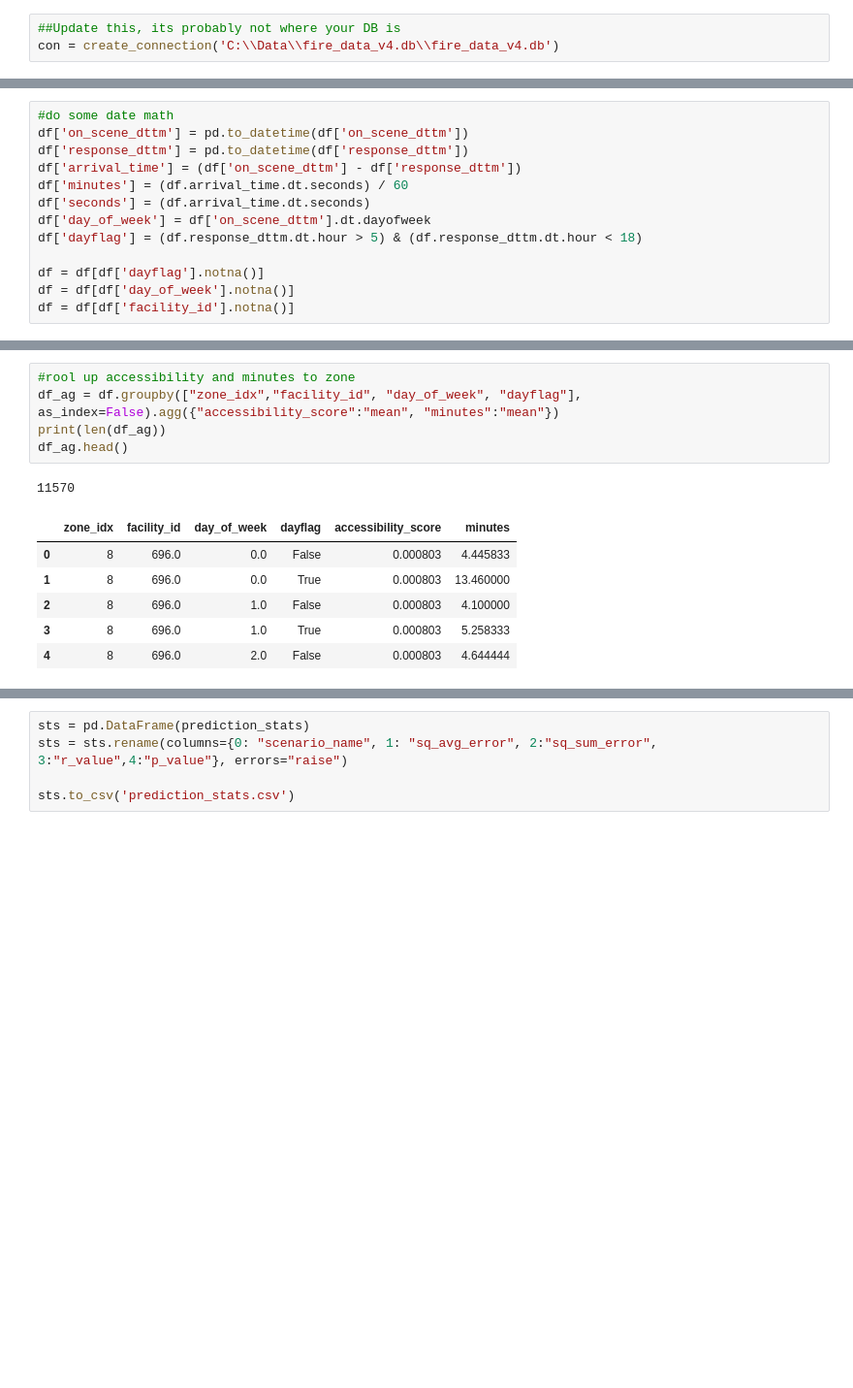
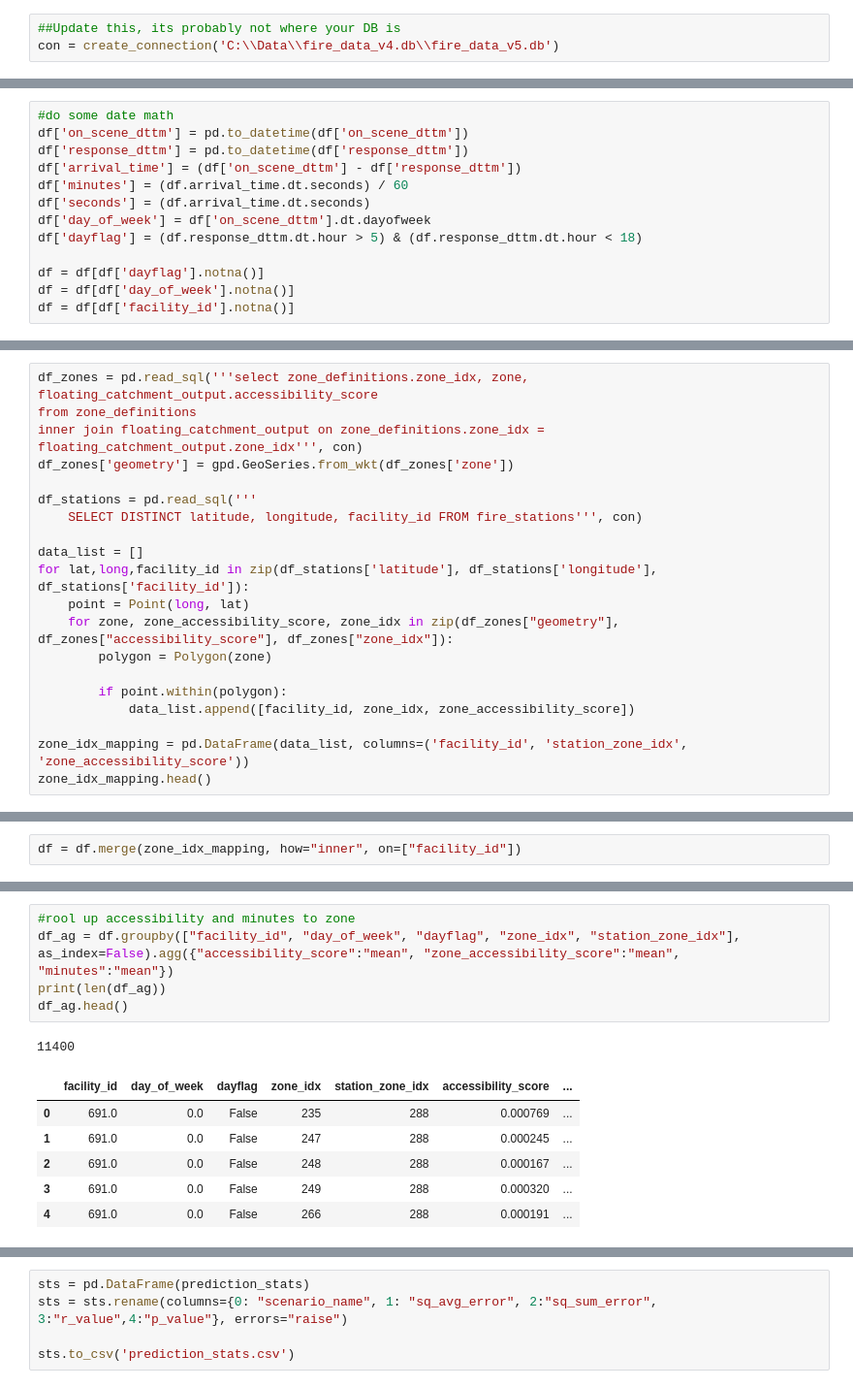
Before and after one commit to mjgood4/firstrespondersites, a Jupyter notebook: jyEDA/XGBoost_Predict_All_FacilityId.ipynb, the cells around one changed output, grey strips where cells are left out. Shown at 97% size. Cells and saved outputs as stored; diff of their text form; blank space fills up the shorter version.

Commit message:
updated to use zone accessibility

```diff
--- a/jyEDA/XGBoost_Predict_All_FacilityId.ipynb
+++ b/jyEDA/XGBoost_Predict_All_FacilityId.ipynb
@@ -26,7 +27,7 @@ def create_connection(path):
     return connection
 # %%
 ##Update this, its probably not where your DB is
-con = create_connection('C:\\Data\\fire_data_v4.db\\fire_data_v4.db')
+con = create_connection('C:\\Data\\fire_data_v4.db\\fire_data_v5.db')
 # %%
     cur = con.cursor()
 
@@ -64,0 +90,20 @@ df = df[df['facility_id'].notna()]
+# %%
+df_zones = pd.read_sql('''select zone_definitions.zone_idx, zone, floating_catchment_output.accessibility_score
+from zone_definitions
+inner join floating_catchment_output on zone_definitions.zone_idx = floating_catchment_output.zone_idx''', con)
+df_zones['geometry'] = gpd.GeoSeries.from_wkt(df_zones['zone'])
+
+df_stations = pd.read_sql('''
+    SELECT DISTINCT latitude, longitude, facility_id FROM fire_stations''', con)
+
+data_list = []
+for lat,long,facility_id in zip(df_stations['latitude'], df_stations['longitude'], df_stations['facility_id']):
+    point = Point(long, lat)
+    for zone, zone_accessibility_score, zone_idx in zip(df_zones["geometry"], df_zones["accessibility_score"], df_zones["zone_idx"]):
+        polygon = Polygon(zone)
+
+        if point.within(polygon):
+            data_list.append([facility_id, zone_idx, zone_accessibility_score])
+
+zone_idx_mapping = pd.DataFrame(data_list, columns=('facility_id', 'station_zone_idx', 'zone_accessibility_score'))
+zone_idx_mapping.head()
@@ -64,0 +117,2 @@ df = df[df['facility_id'].notna()]
+# %%
+df = df.merge(zone_idx_mapping, how="inner", on=["facility_id"])
@@ -65,16 +128,16 @@ df = df[df['facility_id'].notna()]
 # %%
 #rool up accessibility and minutes to zone
-df_ag = df.groupby(["zone_idx","facility_id", "day_of_week", "dayflag"], as_index=False).agg({"accessibility_score":"mean", "minutes":"mean"})
+df_ag = df.groupby(["facility_id", "day_of_week", "dayflag", "zone_idx", "station_zone_idx"], as_index=False).agg({"accessibility_score":"mean", "zone_accessibility_score":"mean", "minutes":"mean"})
 print(len(df_ag))
 df_ag.head()
 # %% [output]
-11570
+11400
-|  | zone_idx | facility_id | day_of_week | dayflag | accessibility_score | minutes |
-| 0 | 8 | 696.0 | 0.0 | False | 0.000803 | 4.445833 |
-| 1 | 8 | 696.0 | 0.0 | True | 0.000803 | 13.460000 |
-| 2 | 8 | 696.0 | 1.0 | False | 0.000803 | 4.100000 |
-| 3 | 8 | 696.0 | 1.0 | True | 0.000803 | 5.258333 |
-| 4 | 8 | 696.0 | 2.0 | False | 0.000803 | 4.644444 |
+|  | facility_id | day_of_week | dayflag | zone_idx | station_zone_idx | accessibility_score | ... |
+| 0 | 691.0 | 0.0 | False | 235 | 288 | 0.000769 | ... |
+| 1 | 691.0 | 0.0 | False | 247 | 288 | 0.000245 | ... |
+| 2 | 691.0 | 0.0 | False | 248 | 288 | 0.000167 | ... |
+| 3 | 691.0 | 0.0 | False | 249 | 288 | 0.000320 | ... |
+| 4 | 691.0 | 0.0 | False | 266 | 288 | 0.000191 | ... |
 # %%
 # hide the warings.
 # I mean if it was really important it would just be an error, so blissfully ignore
```
Also changed, not shown: parts of 12 cells of this notebook, 3 other files.
